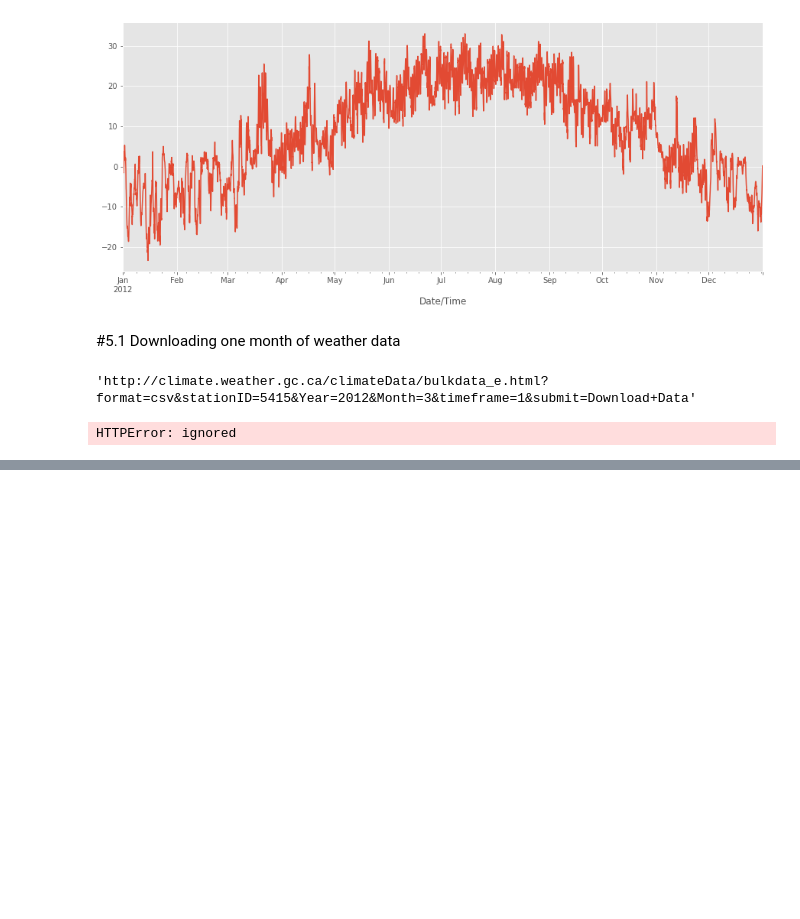
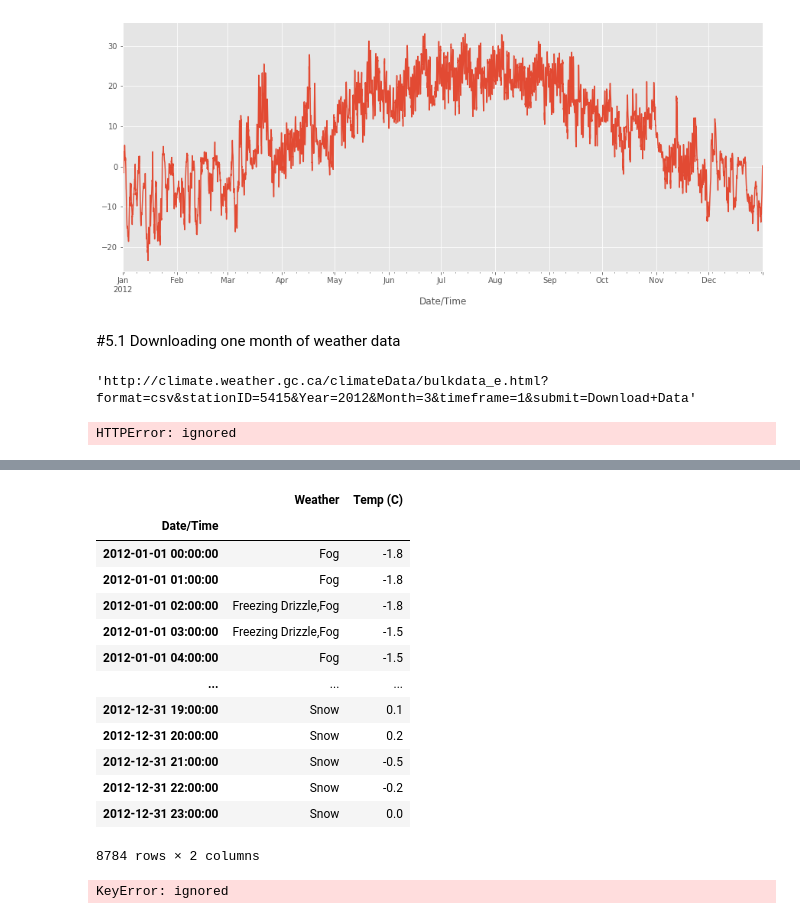
Before and after one commit to lifeisawavesorideit/99_LEARN_jvns_pandas-cookbook, a Jupyter notebook: Chapter05.ipynb, the cells around one changed output, grey strips where cells are left out. Drawn from its saved outputs; the diff is of its cells as text; code cells hidden in the pictures; blank space fills up the shorter version.

```diff
--- a/Chapter05.ipynb
+++ b/Chapter05.ipynb
@@ -63,0 +117,21 @@ HTTPError: ignored
+# %%
+weather[['Weather', 'Temp (C)']]
+# %% [output]
+|  | Weather | Temp (C) |
+| Date/Time |  |  |
+| 2012-01-01 00:00:00 | Fog | -1.8 |
+| 2012-01-01 01:00:00 | Fog | -1.8 |
+| 2012-01-01 02:00:00 | Freezing Drizzle,Fog | -1.8 |
+| 2012-01-01 03:00:00 | Freezing Drizzle,Fog | -1.5 |
+| 2012-01-01 04:00:00 | Fog | -1.5 |
+| ... | ... | ... |
+| 2012-12-31 19:00:00 | Snow | 0.1 |
+| 2012-12-31 20:00:00 | Snow | 0.2 |
+| 2012-12-31 21:00:00 | Snow | -0.5 |
+| 2012-12-31 22:00:00 | Snow | -0.2 |
+| 2012-12-31 23:00:00 | Snow | 0.0 |
+8784 rows × 2 columns
+# %%
+weather['Weather', 'Temp (C)']
+# %% [output]
+KeyError: ignored
```
Also changed, not shown: parts of 7 cells of this notebook.
